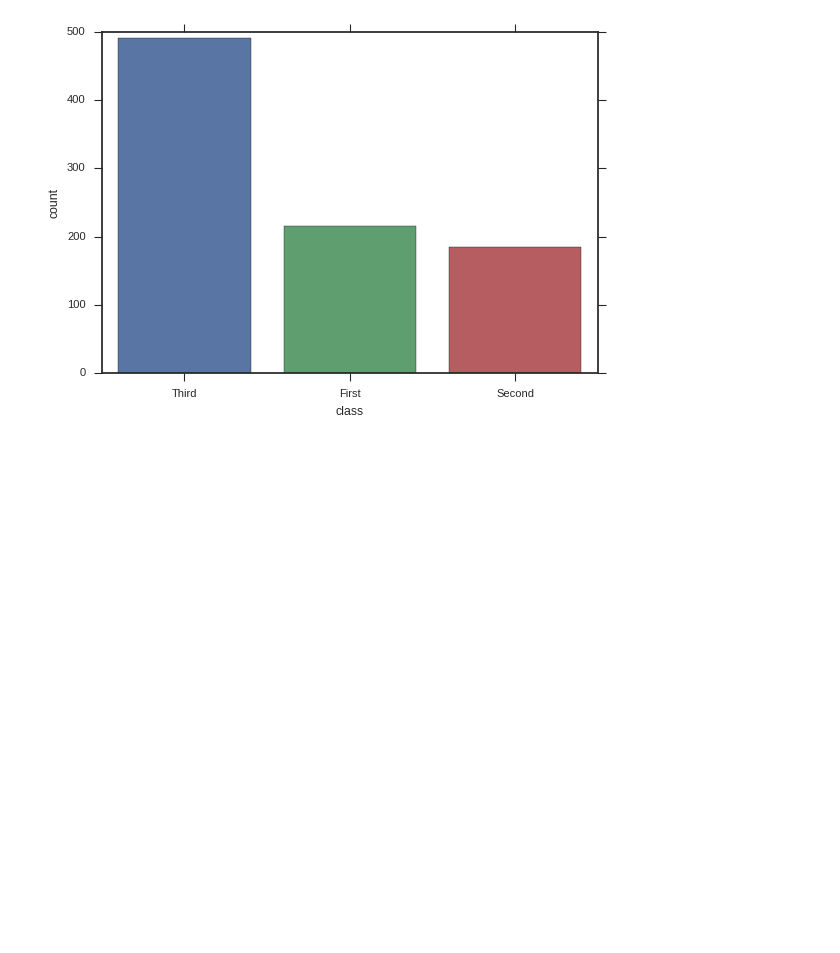
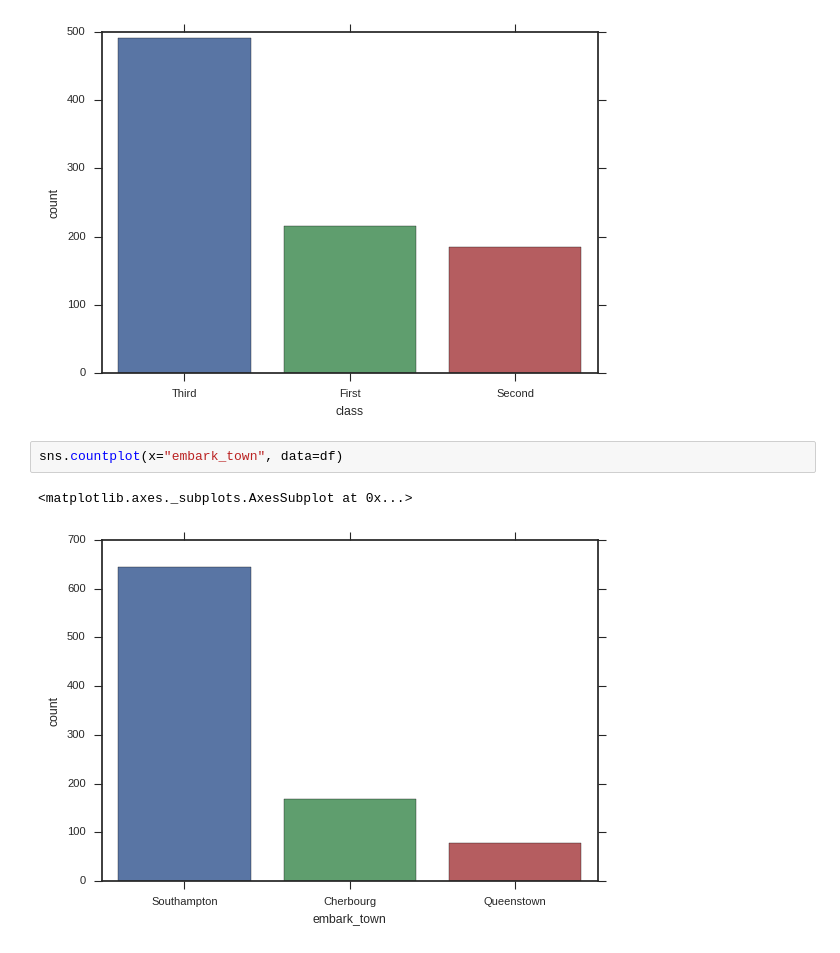
Before and after one commit to napsternxg/DataMiningPython, a Jupyter notebook: Lecture Notebooks/Getting Started.ipynb, the cells around one changed output. Saved outputs shown, nothing was run; the diff lists cells and outputs as text; blank space fills up the shorter version.

```diff
--- a/Lecture Notebooks/Getting Started.ipynb
+++ b/Lecture Notebooks/Getting Started.ipynb
@@ -228,3 +228,8 @@ sns.countplot(x="class", data=df)
 # %% [output]
 <matplotlib.axes._subplots.AxesSubplot at 0x...>
 [figure]
+# %%
+sns.countplot(x="embark_town", data=df)
+# %% [output]
+<matplotlib.axes._subplots.AxesSubplot at 0x...>
+[figure, added]
```
Also changed, not shown: parts of 16 cells of this notebook.
